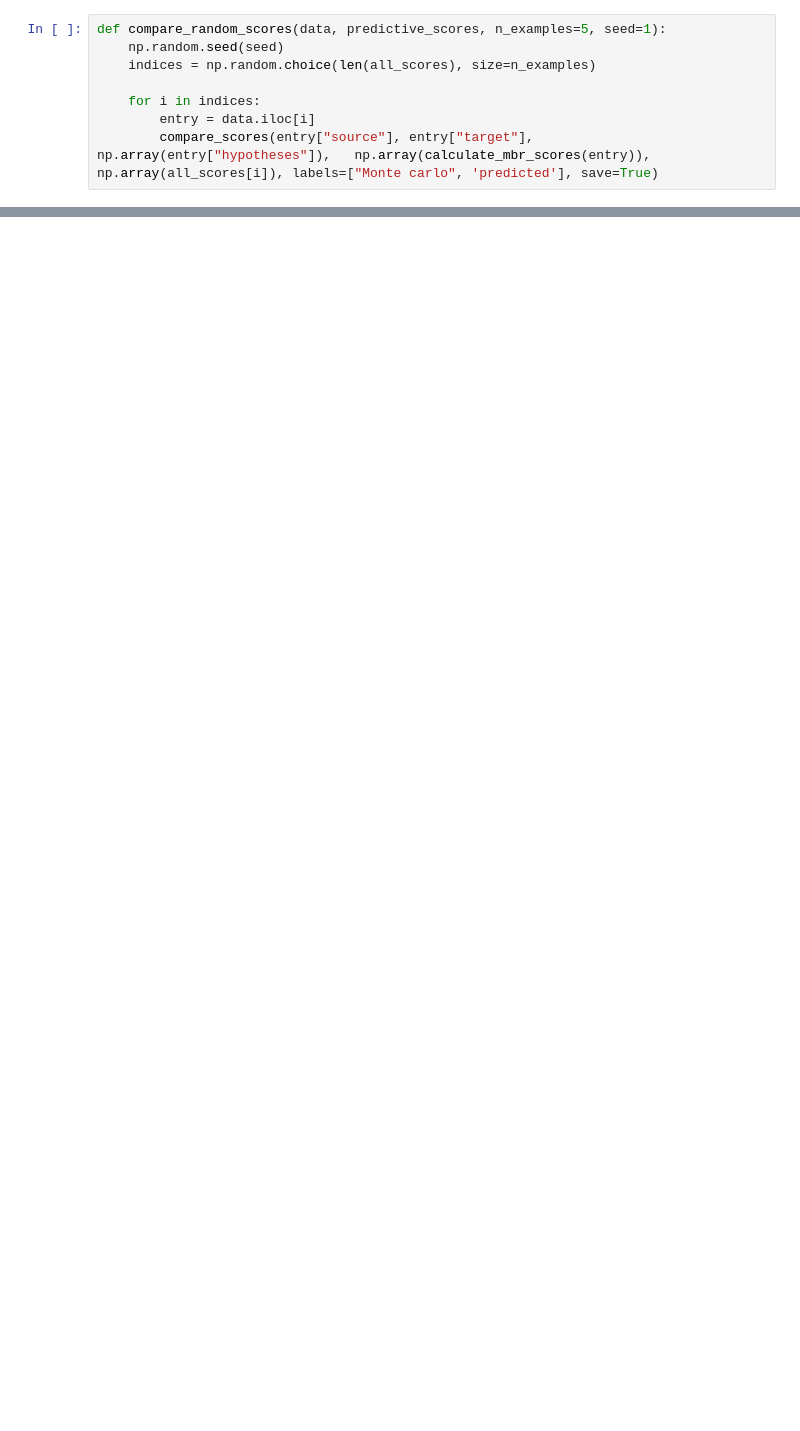
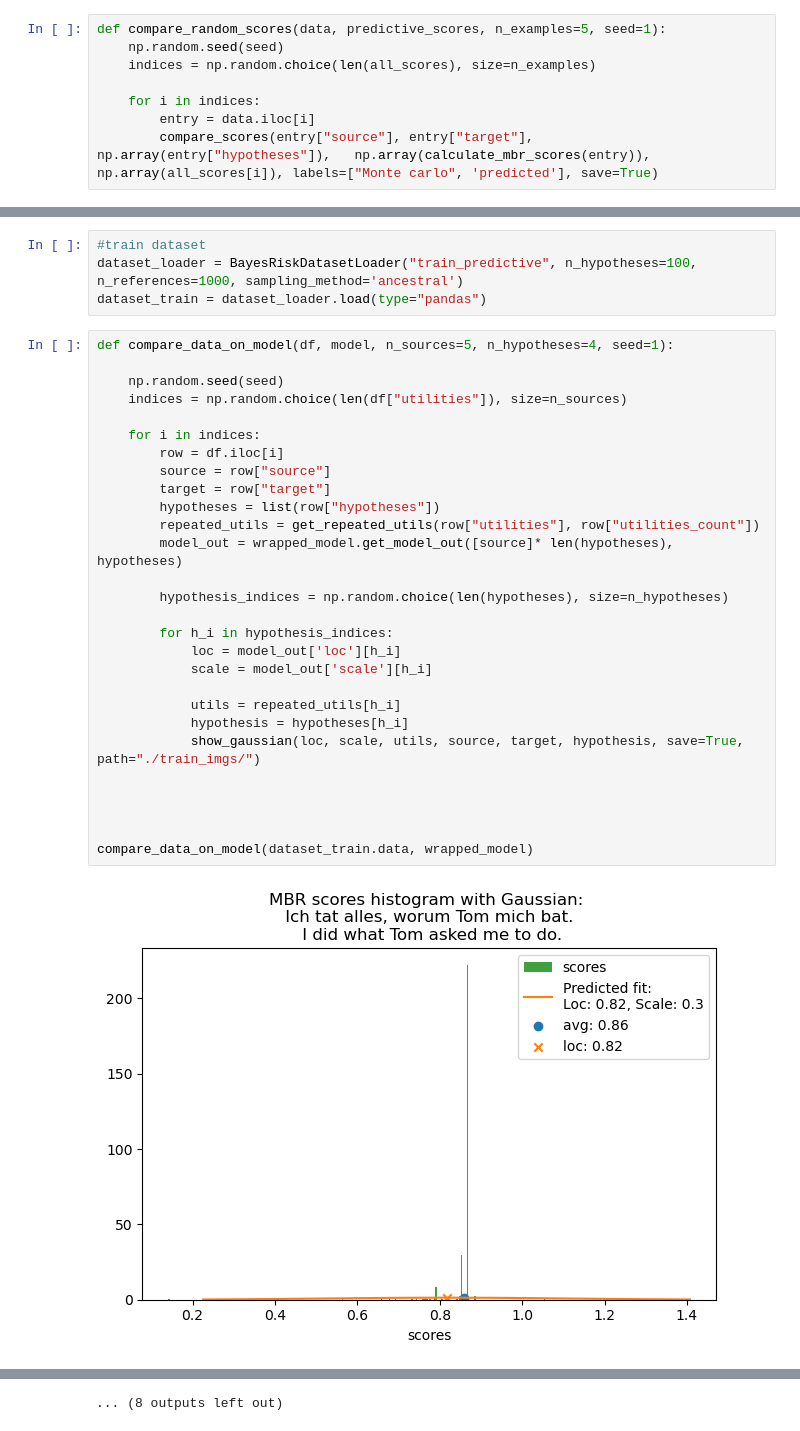
Before and after one commit to gersonfoks/master-thesis, a Jupyter notebook: notebooks/comparing MBR and predictive model.ipynb, the cells around one changed output, grey strips where cells are left out. Drawn from its saved outputs; the diff is of its cells as text; blank space fills up the shorter version.

```diff
--- a/notebooks/comparing MBR and predictive model.ipynb
+++ b/notebooks/comparing MBR and predictive model.ipynb
@@ -180,0 +308,34 @@ compare_random_scores(dataset.data, all_scores)
+# %%
+#train dataset
+dataset_loader = BayesRiskDatasetLoader("train_predictive", n_hypotheses=100, n_references=1000, sampling_method='ancestral')
+dataset_train = dataset_loader.load(type="pandas")
+# %%
+def compare_data_on_model(df, model, n_sources=5, n_hypotheses=4, seed=1):
+
+    np.random.seed(seed)
+    indices = np.random.choice(len(df["utilities"]), size=n_sources)
+
+    for i in indices:
+        row = df.iloc[i]
+        source = row["source"]
+        target = row["target"]
+        hypotheses = list(row["hypotheses"])
+        repeated_utils = get_repeated_utils(row["utilities"], row["utilities_count"])
+        model_out = wrapped_model.get_model_out([source]* len(hypotheses), hypotheses)
+
+        hypothesis_indices = np.random.choice(len(hypotheses), size=n_hypotheses)
+
+        for h_i in hypothesis_indices:
+            loc = model_out['loc'][h_i]
+            scale = model_out['scale'][h_i]
+
+            utils = repeated_utils[h_i]
+            hypothesis = hypotheses[h_i]
+            show_gaussian(loc, scale, utils, source, target, hypothesis, save=True, path="./train_imgs/")
+
+
+
+
+compare_data_on_model(dataset_train.data, wrapped_model)
+# %% [output]
+[figure, added]
@@ -180,0 +353 @@ compare_random_scores(dataset.data, all_scores)
+... (8 outputs left out)
```
Also changed, not shown: parts of 19 cells of this notebook, 54 other files.
